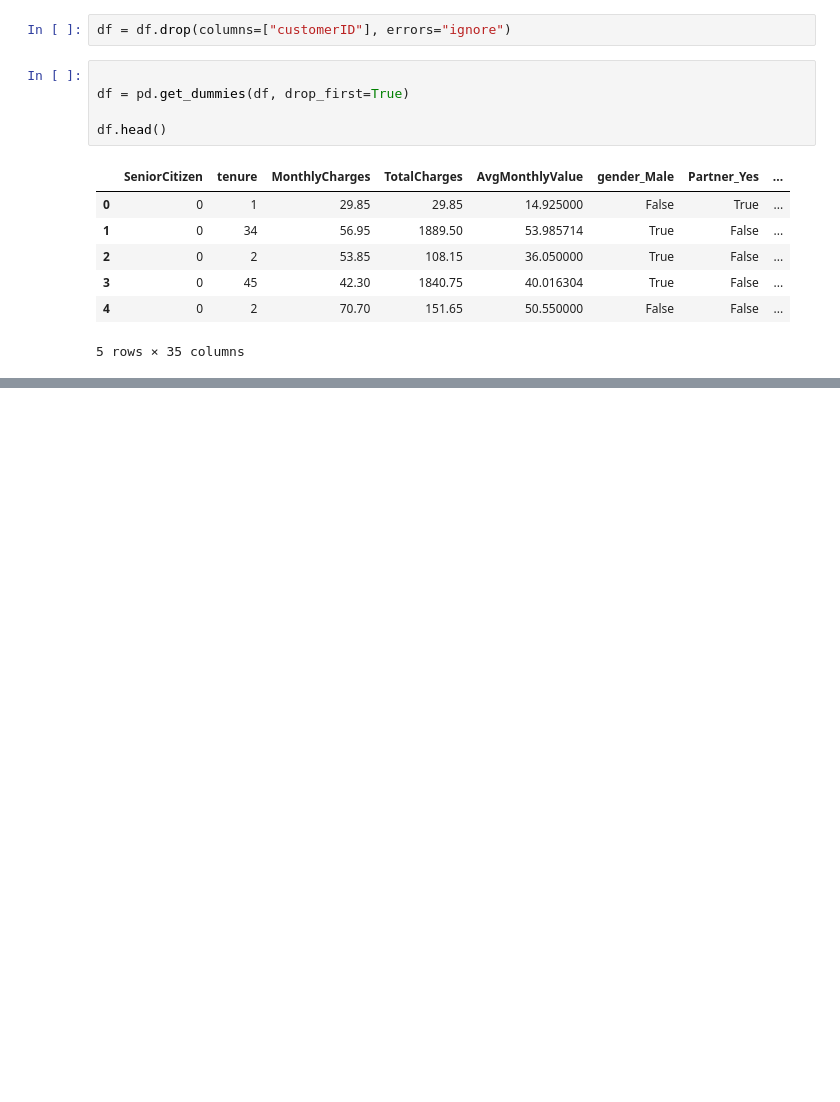
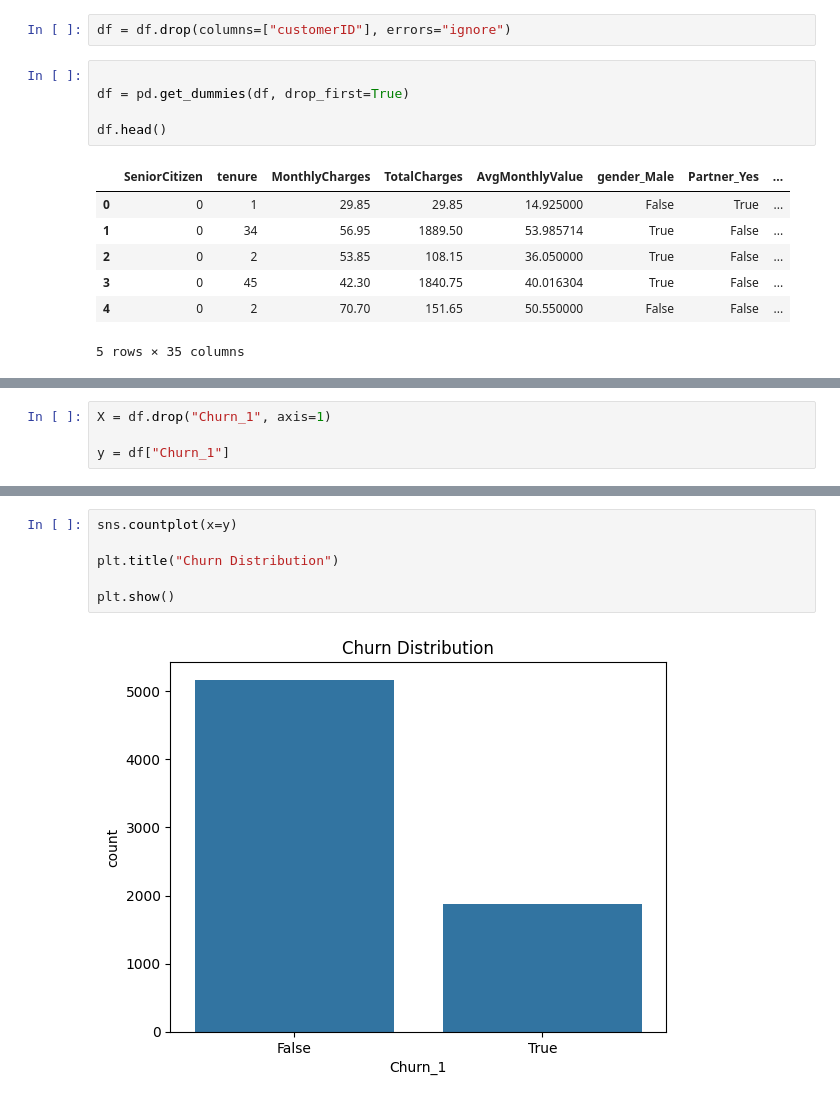
Before and after one commit to cteja2746-ima/customer-churn-prediction, a Jupyter notebook: week2_eda.ipynb, the cells around one changed output, grey strips where cells are left out. Drawn from its saved outputs; the diff is of its cells as text; blank space fills up the shorter version.

```diff
--- a/week2_eda.ipynb
+++ b/week2_eda.ipynb
@@ -115,0 +145,4 @@ df.head()
+# %%
+X = df.drop("Churn_1", axis=1)
+
+y = df["Churn_1"]
@@ -115,0 +521,8 @@ df.head()
+# %%
+sns.countplot(x=y)
+
+plt.title("Churn Distribution")
+
+plt.show()
+# %% [output]
+[figure, added]
```
Also changed, not shown: parts of 45 cells of this notebook.
